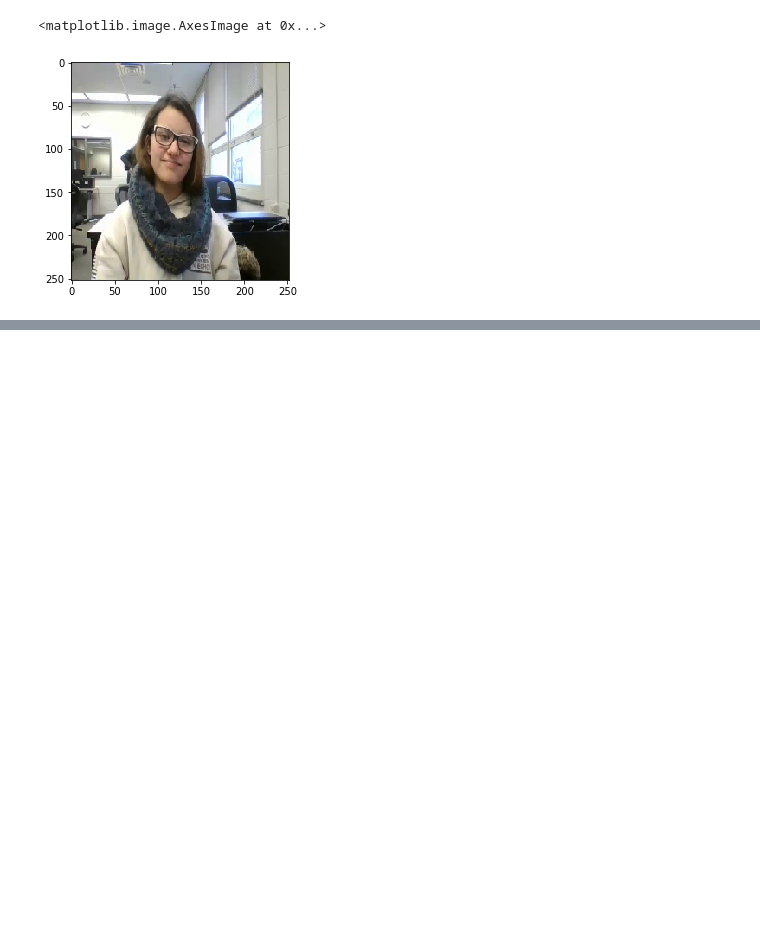
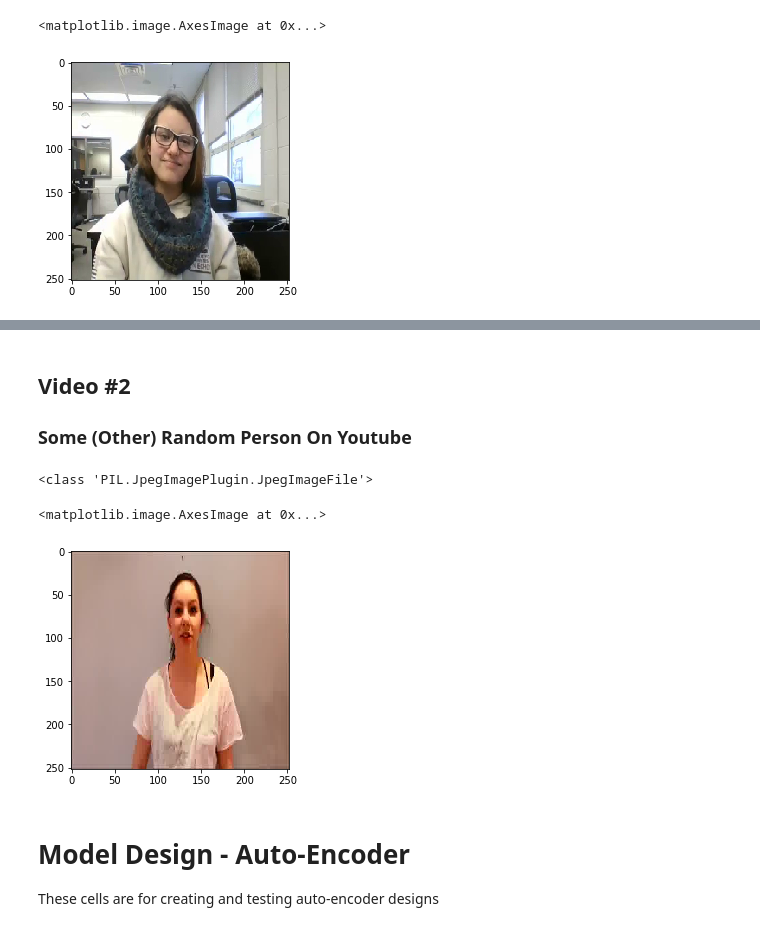
Before and after one commit to keaysma/CompLing, a Jupyter notebook: ASLClassifier/ConvolutionalAutoEncoder.ipynb, the cells around one changed output, grey strips where cells are left out. Saved outputs shown, nothing was run; the diff lists cells and outputs as text; code cells hidden in the pictures; blank space fills up the shorter version.

```diff
--- a/ASLClassifier/ConvolutionalAutoEncoder.ipynb
+++ b/ASLClassifier/ConvolutionalAutoEncoder.ipynb
@@ -51,0 +75,13 @@ x_train, x_test = allData[:ratioSplit], allData[ratioSplit:]
+# %% [markdown]
+## Video \#2
+### Some (Other) Random Person On Youtube
+# %%
+#Test for image getter
+testimg = Image.open(getVideoFrame(2, 202, 'jpg'))
+print(type(testimg))
+testimg = testimg.resize((imageDim, imageDim))
+plt.imshow(testimg)
+# %% [output]
+<class 'PIL.JpegImagePlugin.JpegImageFile'>
+<matplotlib.image.AxesImage at 0x...>
+[figure, added]
@@ -52,3 +92,6 @@ x_train, x_test = allData[:ratioSplit], allData[ratioSplit:]
+# %% [markdown]
+# Model Design - Auto-Encoder
+These cells are for creating and testing auto-encoder designs
 # %%
 #Big AutoEncoder
 input_img = Input(shape=(imageDim, imageDim, 3))  # adapt this if using `channels_first` image data format
```
Also changed, not shown: parts of 33 cells of this notebook.
